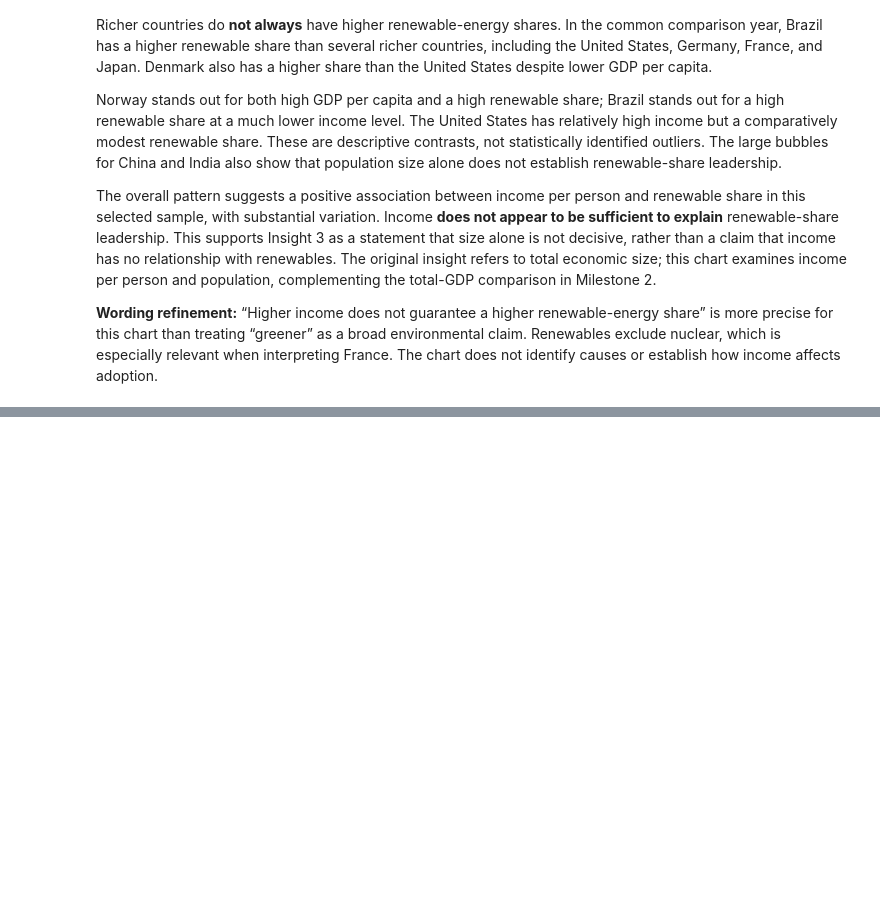
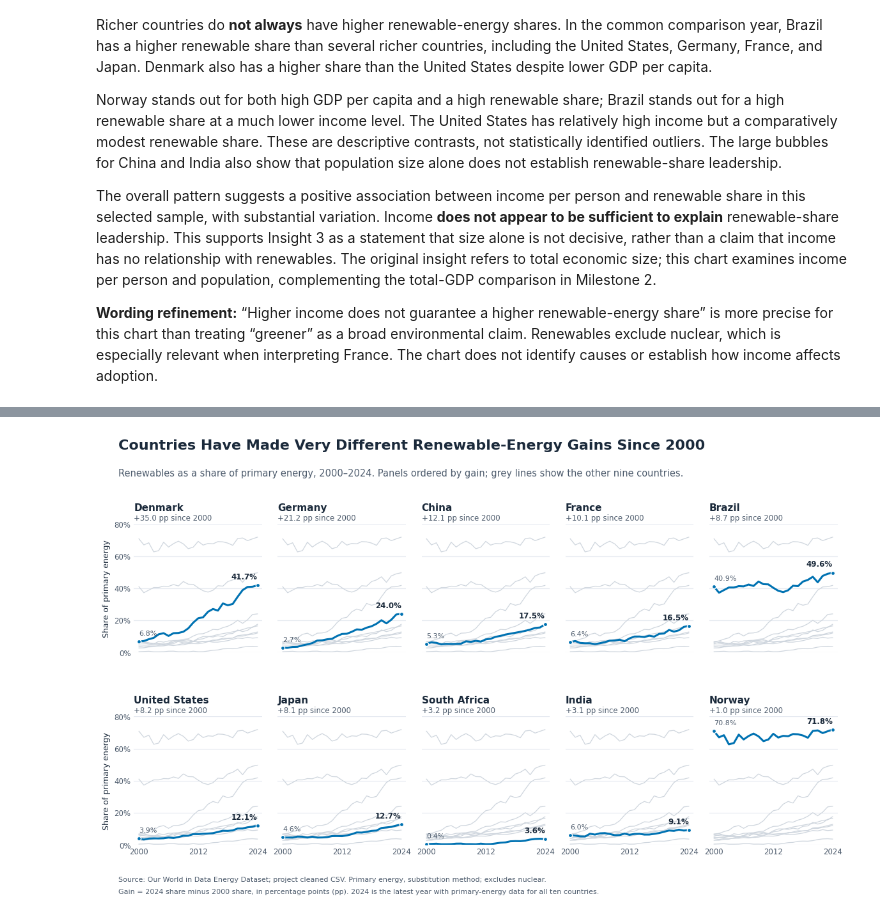
Before and after one commit to ayaa137/DataStory_Energy, a Jupyter notebook: notebooks/03_visual_drafts.ipynb, the cells around one changed output, grey strips where cells are left out. Cells and saved outputs as stored; diff of their text form; code cells hidden in the pictures; blank space fills up the shorter version.

Commit message:
Add Visual 4 code and interpretation to visual drafts notebook

```diff
--- a/notebooks/03_visual_drafts.ipynb
+++ b/notebooks/03_visual_drafts.ipynb
@@ -307,0 +365,12 @@ The overall pattern suggests a positive association between income per person an
+# %%
+wide = (ts[ts["year"].between(START_YEAR, END_YEAR)]
+          .pivot(index="year", columns="country", values=VAR))
+assert wide.isna().sum().sum() == 0, "Missing values inside the period"
+
+summary = pd.DataFrame({
+    "share_start": wide.loc[START_YEAR],
+    "share_end": wide.loc[END_YEAR],
+})
+summary["change_pp"] = summary["share_end"] - summary["share_start"]
+summary = summary.sort_values("change_pp", ascending=False)
+print(summary.round(1))
@@ -307,0 +390,76 @@ The overall pattern suggests a positive association between income per person an
+# %%
+# Style matched to Visuals 1-3
+TITLE = "#1b2a3b"
+SUBTITLE = "#4f5d6e"
+TEXT = "#1b2a3b"
+GRID = "#e3e8ef"
+HIGHLIGHT = "#0072B2"   # same blue as Visual 1
+CONTEXT = "#cfd6de"     # other nine countries, muted
+
+plt.rcParams.update({"font.family": "DejaVu Sans"})
+
+fig, axes = plt.subplots(2, 5, figsize=(12.1, 7.6), sharex=True, sharey=True)
+years = wide.index
+
+for ax, country in zip(axes.flat, summary.index):
+    for other in wide.columns:
+        if other != country:
+            ax.plot(years, wide[other], color=CONTEXT, lw=0.9, zorder=1)
+    y = wide[country]
+    ax.plot(years, y, color=HIGHLIGHT, lw=2.2, zorder=3)
+    ax.scatter([START_YEAR, END_YEAR], [y.iloc[0], y.iloc[-1]], s=20,
+               color=HIGHLIGHT, edgecolor="white", linewidth=1, zorder=4)
+
+    ax.annotate(f"{y.iloc[0]:.1f}%", (START_YEAR, y.iloc[0]),
+                xytext=(0, 7), textcoords="offset points",
+                ha="left", fontsize=8, color=SUBTITLE)
+    ax.annotate(f"{y.iloc[-1]:.1f}%", (END_YEAR, y.iloc[-1]),
+                xytext=(0, 7), textcoords="offset points",
+                ha="right", fontsize=8.5, color=TEXT, fontweight="bold")
+
+    change = summary.loc[country, "change_pp"]
+    ax.set_title(country, loc="left", fontsize=11, fontweight="bold",
+                 color=TEXT, pad=15)
+    ax.text(0, 1.015, f"{change:+.1f} pp since {START_YEAR}",
+            transform=ax.transAxes, fontsize=8.5, color=SUBTITLE, va="bottom")
+
+    ax.set_ylim(0, 80)
+    ax.set_xlim(START_YEAR - 1, END_YEAR + 1)
+    ax.set_xticks([START_YEAR, 2012, END_YEAR])
+    ax.set_yticks([0, 20, 40, 60, 80])
+    ax.yaxis.set_major_formatter(lambda v, _: f"{v:.0f}%")
+    ax.grid(axis="y", color=GRID, lw=0.8)
+    ax.set_axisbelow(True)
+    ax.tick_params(colors=SUBTITLE, length=0, labelsize=8.5)
+    for side in ["top", "right", "left"]:
+        ax.spines[side].set_visible(False)
+    ax.spines["bottom"].set_color(GRID)
+
+for ax in axes[:, 0]:
+    ax.set_ylabel("Share of primary energy", color=TEXT, fontsize=9)
+
+fig.text(0.055, 0.955, "Countries Have Made Very Different Renewable-Energy Gains Since 2000",
+         ha="left", va="top", fontsize=16, fontweight="bold", color=TITLE)
+fig.text(0.055, 0.895,
+         f"Renewables as a share of primary energy, {START_YEAR}–{END_YEAR}. "
+         "Panels ordered by gain; grey lines show the other nine countries.",
+         ha="left", va="top", fontsize=10.5, color=SUBTITLE)
+fig.text(0.055, 0.045,
+         "Source: Our World in Data Energy Dataset; project cleaned CSV. "
+         "Primary energy, substitution method; excludes nuclear.",
+         ha="left", fontsize=8, color=SUBTITLE)
+fig.text(0.055, 0.02,
+         f"Gain = {END_YEAR} share minus {START_YEAR} share, in percentage points (pp). "
+         f"{END_YEAR} is the latest year with primary-energy data for all ten countries.",
+         ha="left", fontsize=8, color=SUBTITLE)
+
+fig.subplots_adjust(left=0.075, right=0.985, top=0.78, bottom=0.12,
+                    hspace=0.5, wspace=0.12)
+
+Path("visuals").mkdir(exist_ok=True)
+out = ROOT / "visuals" / "04_transition_over_time.png"
+if out.exists():
+    raise FileExistsError(f"{out} already exists; not overwriting it.")
+fig.savefig(out, dpi=300, facecolor="white")
+plt.show()
+# %% [output]
@@ -307,0 +467 @@ The overall pattern suggests a positive association between income per person an
+[figure, added]
```
Also changed, not shown: parts of 6 cells of this notebook.
